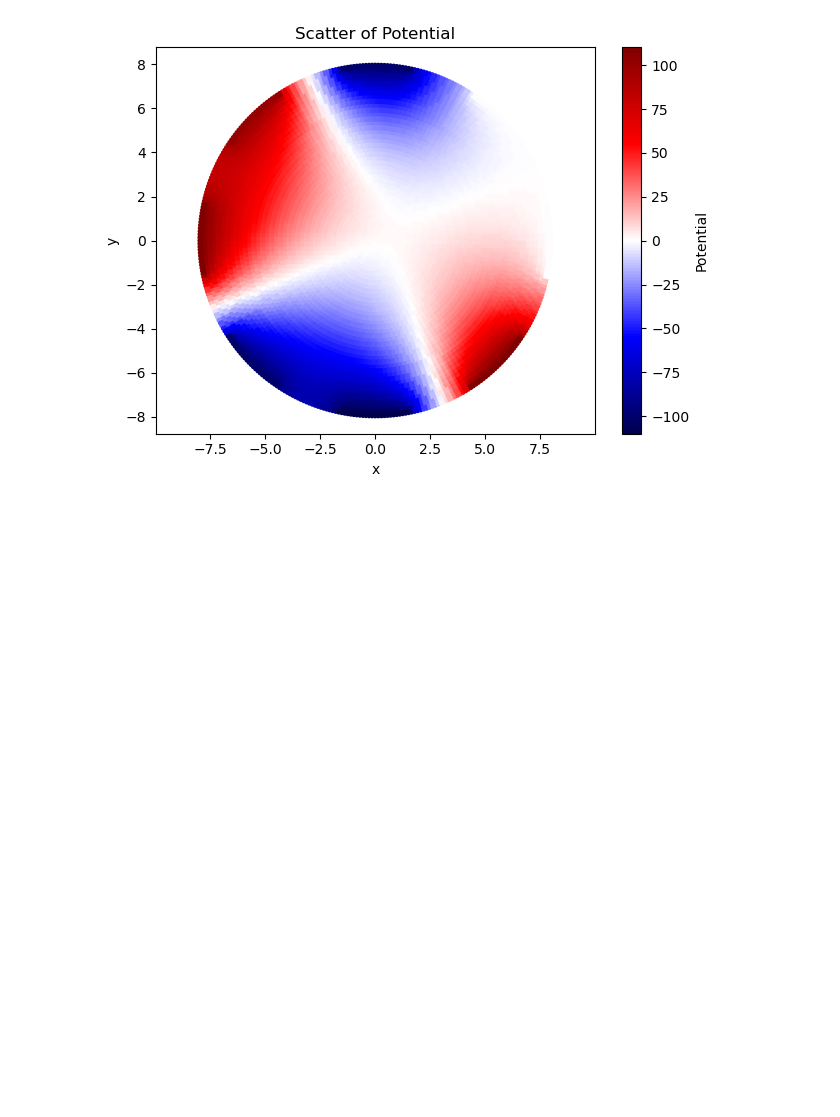
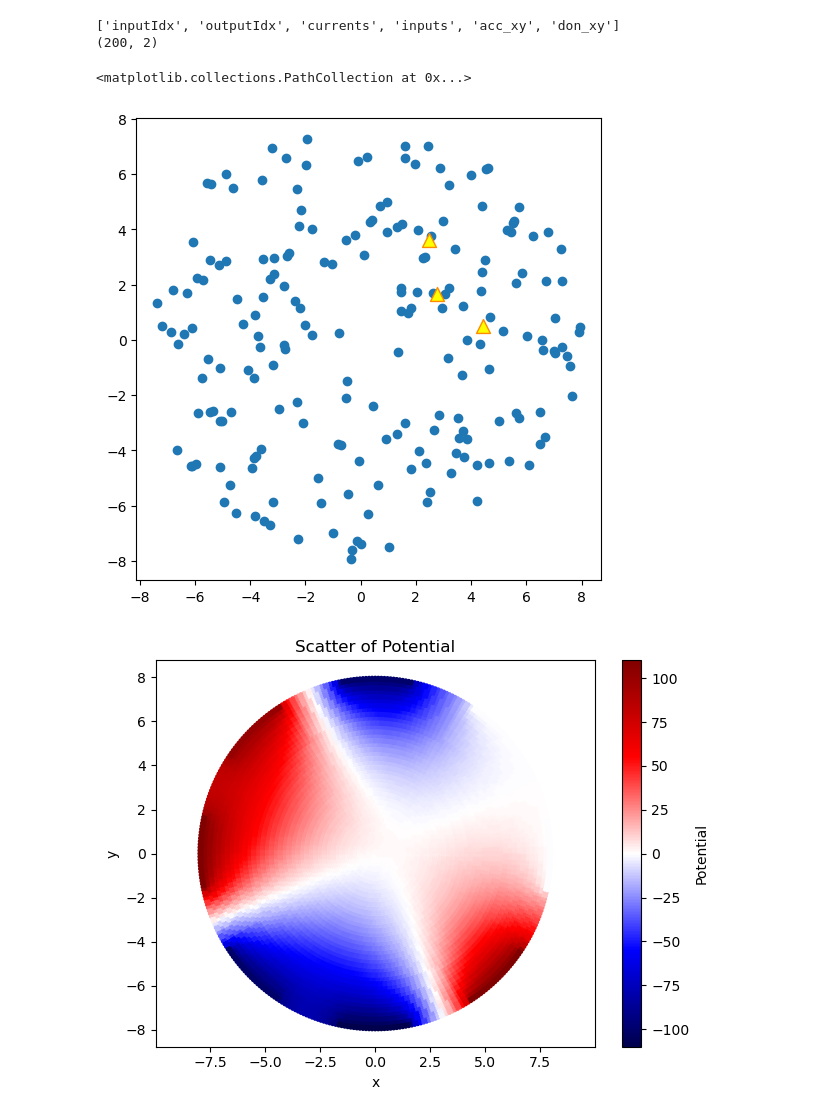
Before and after one commit to jwass1997/kmc_project, a Jupyter notebook: scripts/python_scripts/visualize.ipynb, the cells around one changed output. Cells and saved outputs as stored; diff of their text form; code cells hidden in the pictures; blank space fills up the shorter version.

```diff
--- a/scripts/python_scripts/visualize.ipynb
+++ b/scripts/python_scripts/visualize.ipynb
@@ -5,6 +5,20 @@ import matplotlib.pyplot as plt
 import matplotlib.patches as patches
 
 from scipy.optimize import curve_fit
+# %%
+data = np.load(f"/gpfs/bwfor/work/ws/hd_gy283-my_data/test_batches/test_batch.npz")
+print(data.files)
+#print(data["inputs"][:, 8])
+print(data["acc_xy"].shape)
+
+fig, ax = plt.subplots(figsize=(6,6))
+ax.scatter(*data["acc_xy"].T)
+ax.scatter(*data["don_xy"].T, s=100, edgecolor="darkorange", facecolor="yellow", marker="^")
+# %% [output]
+['inputIdx', 'outputIdx', 'currents', 'inputs', 'acc_xy', 'don_xy']
+(200, 2)
+<matplotlib.collections.PathCollection at 0x...>
+[figure, added]
 # %%
 potential = np.loadtxt("../../phi_0.txt")
 x = potential[:, 0]
```
Also changed, not shown: parts of 3 cells of this notebook, 21 other files.
